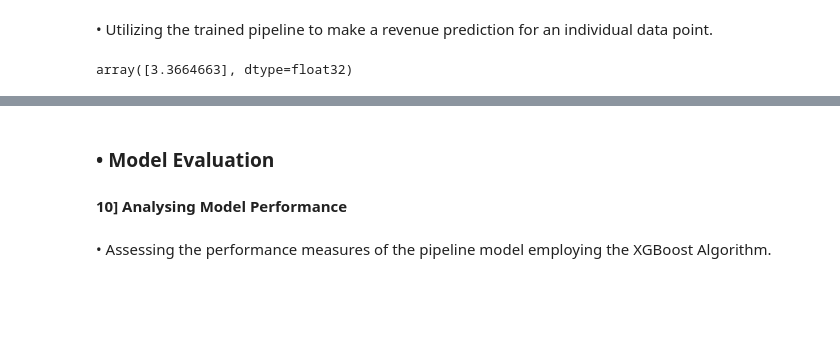
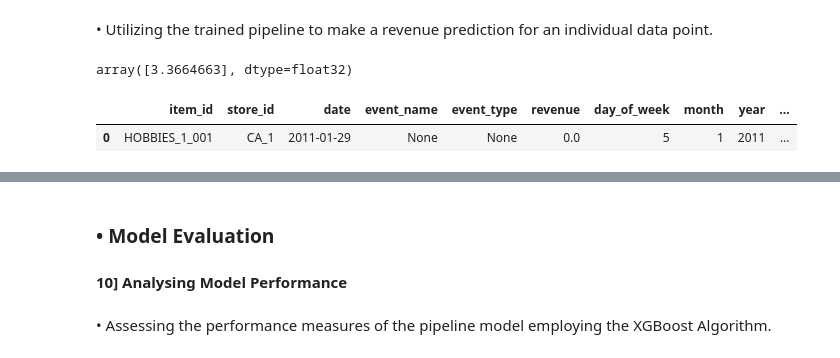
Before and after one commit to monalippatil/MachineLearning-Retail-Store-Revenue-Prediction-Api-Service, a Jupyter notebook: notebooks/predictive/Patil_Monali-14370946-Predictive_XGBoost.ipynb, the cells around one changed output, grey strips where cells are left out. Cells and saved outputs as stored; diff of their text form; code cells hidden in the pictures; blank space fills up the shorter version.

```diff
--- a/notebooks/predictive/Patil_Monali-14370946-Predictive_XGBoost.ipynb
+++ b/notebooks/predictive/Patil_Monali-14370946-Predictive_XGBoost.ipynb
@@ -378,3 +378,8 @@ obs = pd.DataFrame(df_train_copied.iloc[0]).transpose()
 xgb_pipe.predict(obs)
 # %% [output]
 array([3.3664663], dtype=float32)
+# %%
+obs
+# %% [output]
+|  | item_id | store_id | date | event_name | event_type | revenue | day_of_week | month | year | ... |
+| 0 | HOBBIES_1_001 | CA_1 | 2011-01-29 | None | None | 0.0 | 5 | 1 | 2011 | ... |
```
Also changed, not shown: parts of 5 cells of this notebook, 5 other files.
